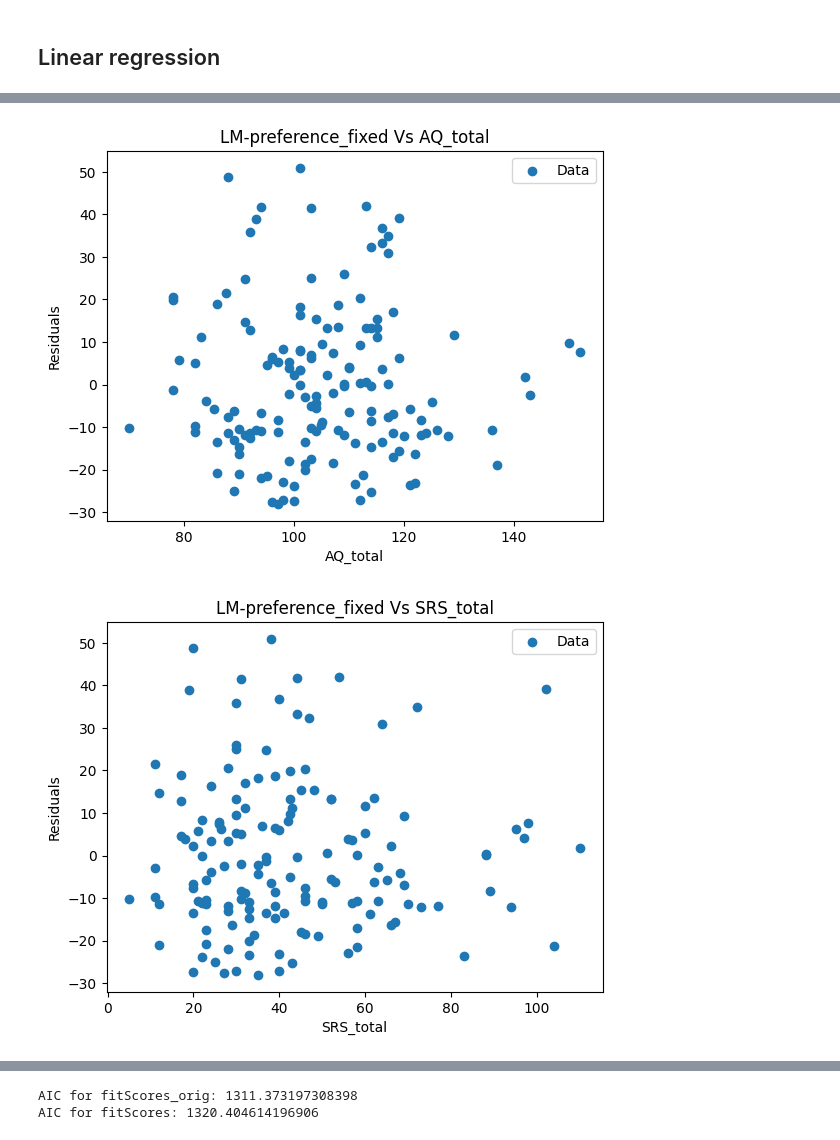
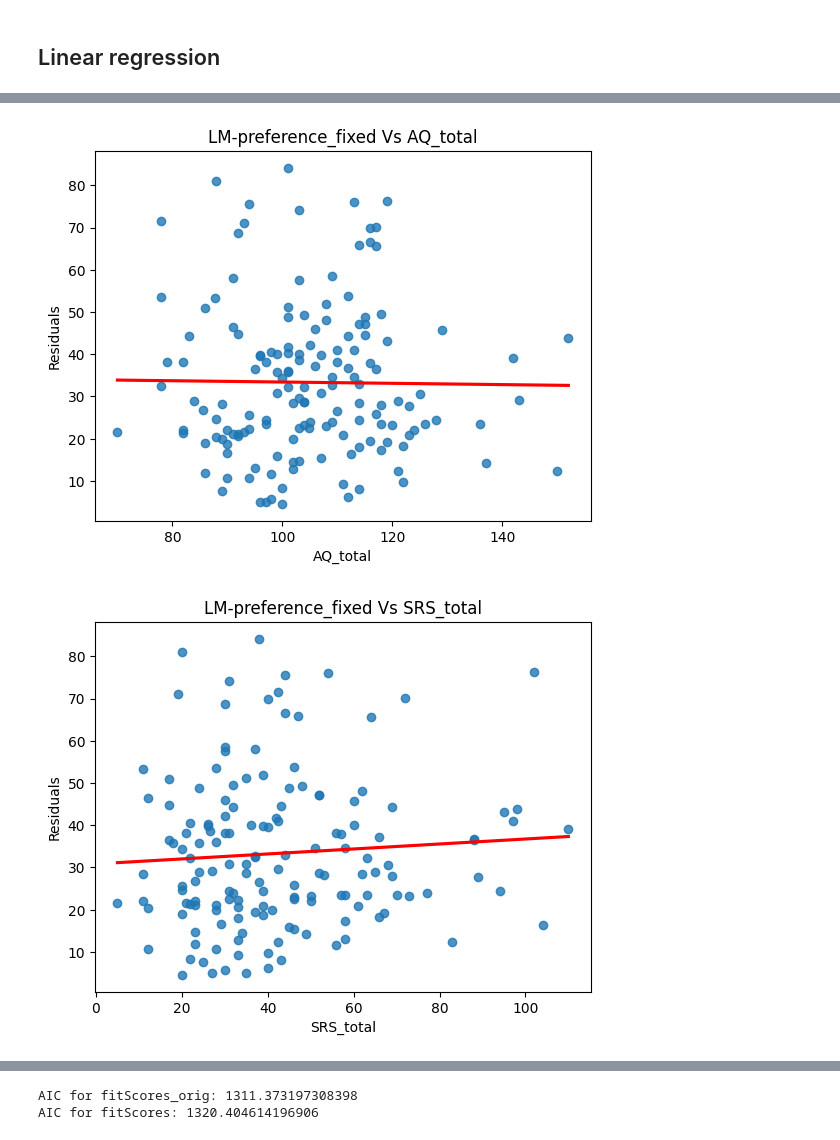
Before and after one commit to maynaS/Predictability-and-Autistic-Traits, a Jupyter notebook: Task3.ipynb, the cells around one changed output, grey strips where cells are left out. Cells and saved outputs as stored; diff of their text form; code cells hidden in the pictures.

```diff
--- a/Task3.ipynb
+++ b/Task3.ipynb
@@ -282,7 +282,8 @@ Covariance Type:            nonrobust
 # %%
 # Create plots of the regression
 def generate_effect_plot(pred_var, filename):
-    plt.scatter(corr_data[pred_var], fitScores.resid)
+    # plt.scatter(corr_data[pred_var], fitScores.resid)
+    sns.regplot(x=pred_var, y='fixed_deck', data=corr_data, ci=None, line_kws={'color': 'red'})
     plt.title(f'LM-FixedDeck Vs {pred_var}')
     plt.xlabel(pred_var)
     plt.ylabel('Residuals')
@@ -330,12 +331,12 @@ fitScores_orig = sm.OLS(y, X).fit()
 # Plot the residuals
 def generate_effect_plot(pred_var, fit_model, filename):
     # Scatter plot of predictor variable vs residuals
-    plt.scatter(corr_data[pred_var], fit_model.resid, label='Data')
+    # plt.scatter(corr_data[pred_var], fit_model.resid, label='Data')
+    sns.regplot(x=pred_var, y='preference_fixed', data=corr_data, ci=None, line_kws={'color': 'red'})
 
     plt.title(f'LM-preference_fixed Vs {pred_var}')
     plt.xlabel(pred_var)
     plt.ylabel('Residuals')
-    plt.legend()
     plt.savefig(RESULTS_FOLDER+filename)
     plt.show()
     plt.close()
@@ -349,5 +350,5 @@ generate_effect_plot('SRS_total', fitScores_orig, 'LM-preference_fixed_Vs_SRS_to
-[figure, old version]
+[figure, new version]
-[figure, old version]
+[figure, new version]
 # %%
 # Linear regression on preference for fixed deck against AQ_total and SRS_total
 X = sm.add_constant(corr_data[['AQ_total', 'SRS_total']])
```
Also changed, not shown: parts of 12 cells of this notebook, 18 other files.
